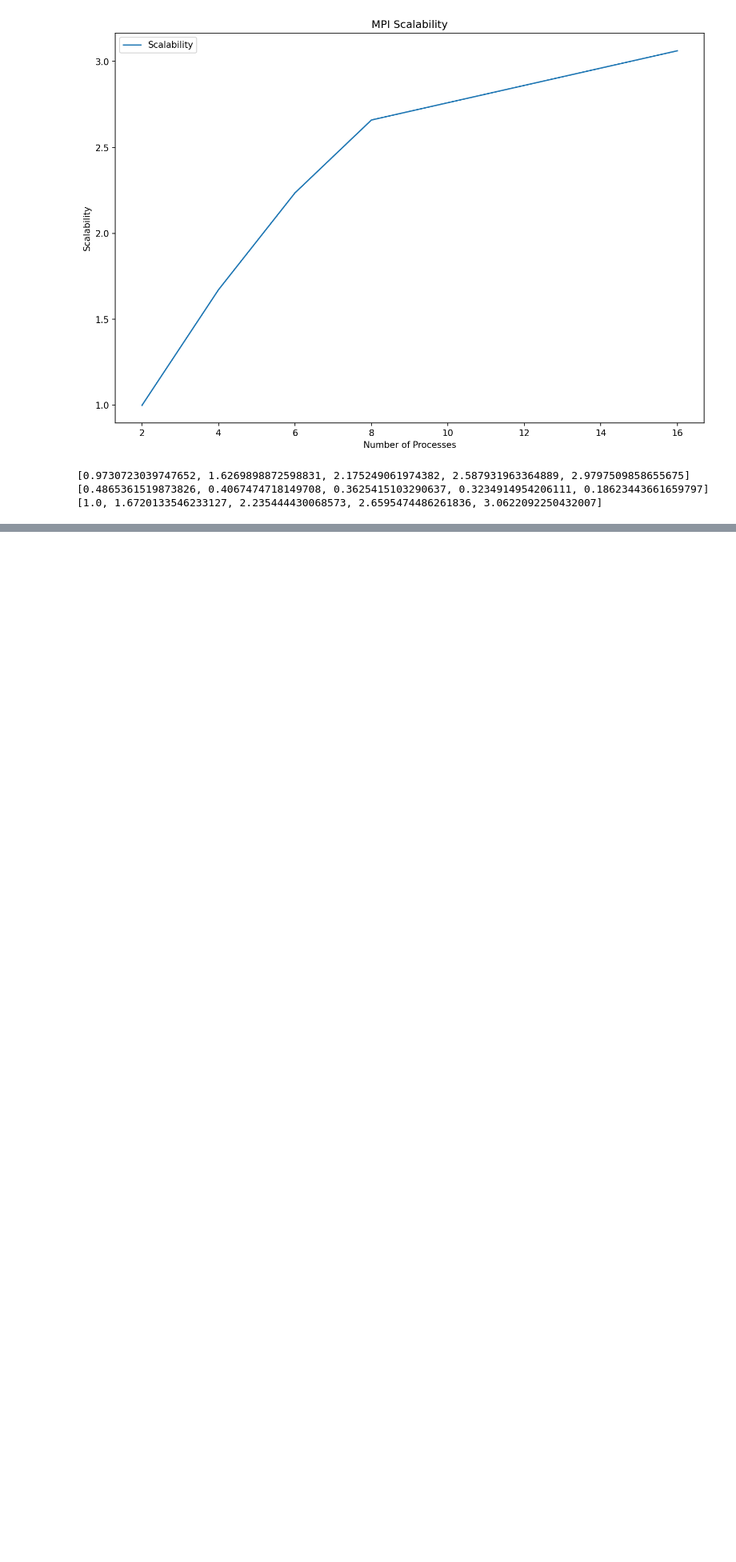
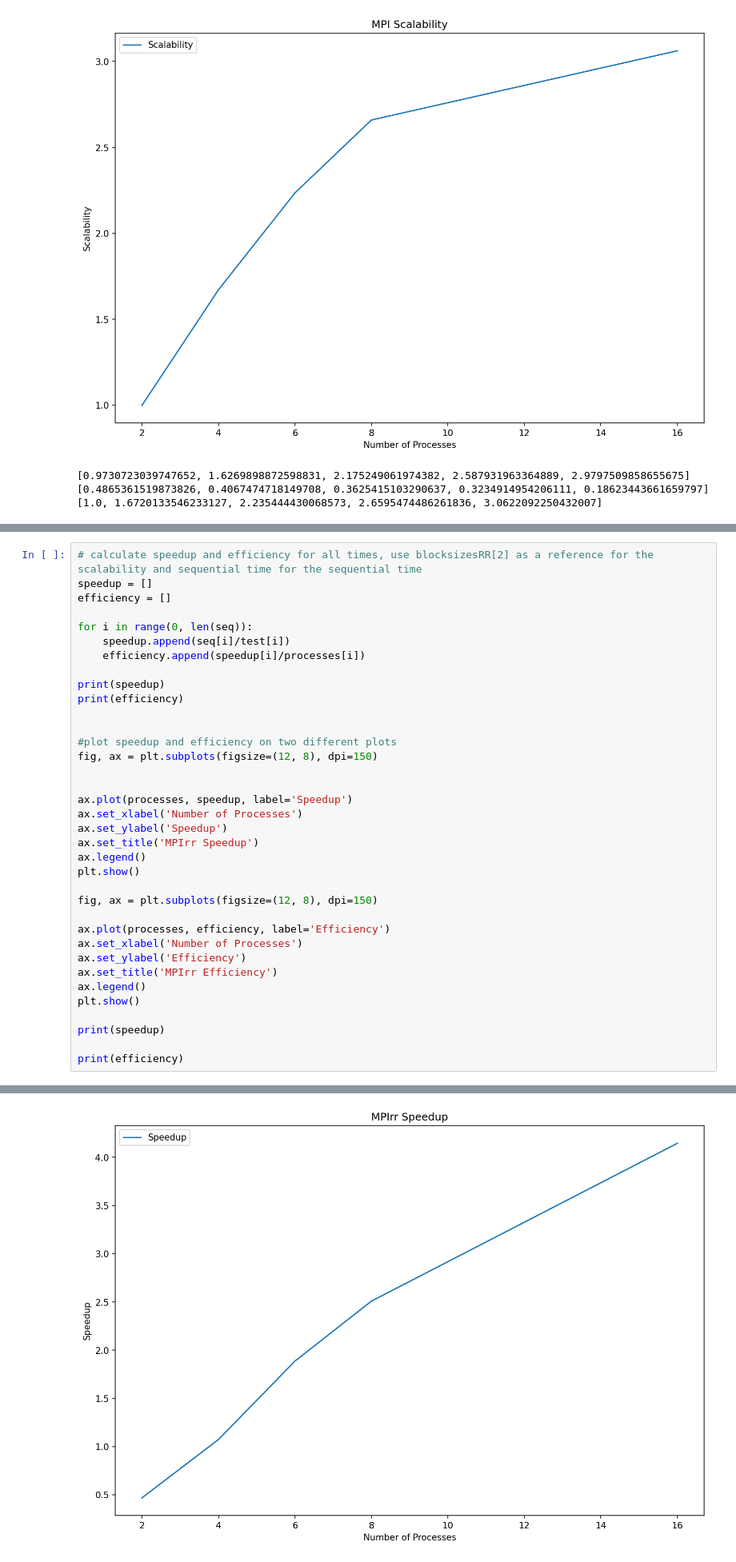
Before and after one commit to lavo2/spm, a Jupyter notebook: proj/pyScript/mpi.ipynb, the cells around one changed output, grey strips where cells are left out. Shown at 80% size. Saved outputs shown, nothing was run; the diff lists cells and outputs as text; blank space fills up the shorter version.

```diff
--- a/proj/pyScript/mpi.ipynb
+++ b/proj/pyScript/mpi.ipynb
@@ -260,0 +345,37 @@ print(scalability)
+# %%
+# calculate speedup and efficiency for all times, use blocksizesRR[2] as a reference for the scalability and sequential time for the sequential time
+speedup = []
+efficiency = []
+
+for i in range(0, len(seq)):
+    speedup.append(seq[i]/test[i])
+    efficiency.append(speedup[i]/processes[i])
+
+print(speedup)
+print(efficiency)
+
+
+#plot speedup and efficiency on two different plots
+fig, ax = plt.subplots(figsize=(12, 8), dpi=150)
+
+
+ax.plot(processes, speedup, label='Speedup')
+ax.set_xlabel('Number of Processes')
+ax.set_ylabel('Speedup')
+ax.set_title('MPIrr Speedup')
+ax.legend()
+plt.show()
+
+fig, ax = plt.subplots(figsize=(12, 8), dpi=150)
+
+ax.plot(processes, efficiency, label='Efficiency')
+ax.set_xlabel('Number of Processes')
+ax.set_ylabel('Efficiency')
+ax.set_title('MPIrr Efficiency')
+ax.legend()
+plt.show()
+
+print(speedup)
+
+print(efficiency)
+# %% [output]
@@ -260,0 +384 @@ print(scalability)
+[figure, added]
```
Also changed, not shown: parts of 9 cells of this notebook, 2 other files.
